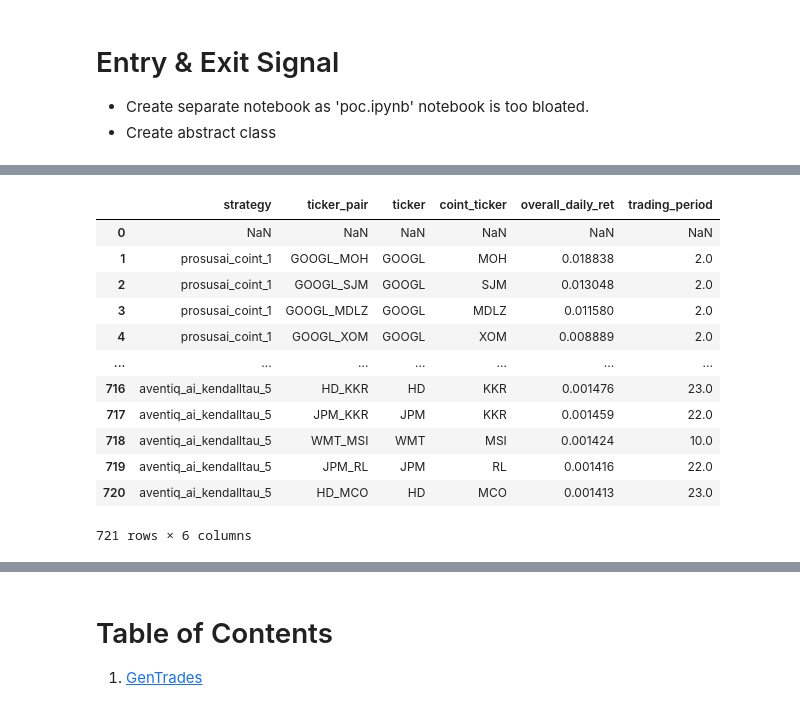
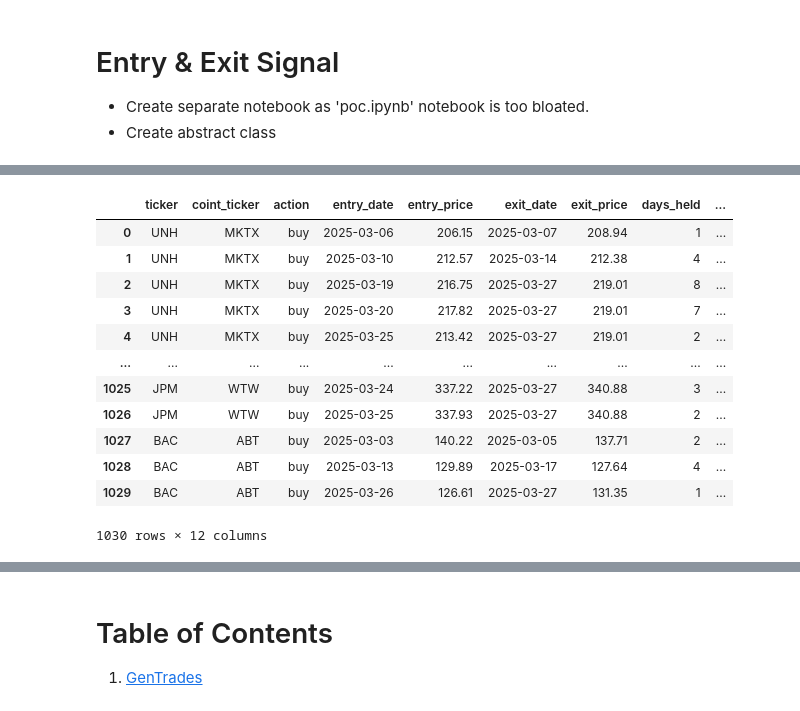
Before and after one commit to CKAbundant/sentiment, a Jupyter notebook: signal.ipynb, the cells around one changed output, grey strips where cells are left out. Drawn from its saved outputs; the diff is of its cells as text; code cells hidden in the pictures.

```diff
--- a/signal.ipynb
+++ b/signal.ipynb
@@ -69,16 +30,19 @@ for combi in itertools.product(cfg.full[0]):
 # %%
-pd.read_csv("./data/results/2025-04-01/top_15_tickers.csv")
+results = utils.load_csv(
+    "./data/results/2025-04-01/ziweichen_coint_5/trade_results.csv"
+)
+results
 # %% [output]
-|  | strategy | ticker_pair | ticker | coint_ticker | overall_daily_ret | trading_period |
-| 0 | NaN | NaN | NaN | NaN | NaN | NaN |
-| 1 | prosusai_coint_1 | GOOGL_MOH | GOOGL | MOH | 0.018838 | 2.0 |
-| 2 | prosusai_coint_1 | GOOGL_SJM | GOOGL | SJM | 0.013048 | 2.0 |
-| 3 | prosusai_coint_1 | GOOGL_MDLZ | GOOGL | MDLZ | 0.011580 | 2.0 |
-| 4 | prosusai_coint_1 | GOOGL_XOM | GOOGL | XOM | 0.008889 | 2.0 |
-| ... | ... | ... | ... | ... | ... | ... |
-| 716 | aventiq_ai_kendalltau_5 | HD_KKR | HD | KKR | 0.001476 | 23.0 |
-| 717 | aventiq_ai_kendalltau_5 | JPM_KKR | JPM | KKR | 0.001459 | 22.0 |
-| 718 | aventiq_ai_kendalltau_5 | WMT_MSI | WMT | MSI | 0.001424 | 10.0 |
-| 719 | aventiq_ai_kendalltau_5 | JPM_RL | JPM | RL | 0.001416 | 22.0 |
-| 720 | aventiq_ai_kendalltau_5 | HD_MCO | HD | MCO | 0.001413 | 23.0 |
+|  | ticker | coint_ticker | action | entry_date | entry_price | exit_date | exit_price | days_held | ... |
+| 0 | UNH | MKTX | buy | 2025-03-06 | 206.15 | 2025-03-07 | 208.94 | 1 | ... |
+| 1 | UNH | MKTX | buy | 2025-03-10 | 212.57 | 2025-03-14 | 212.38 | 4 | ... |
+| 2 | UNH | MKTX | buy | 2025-03-19 | 216.75 | 2025-03-27 | 219.01 | 8 | ... |
+| 3 | UNH | MKTX | buy | 2025-03-20 | 217.82 | 2025-03-27 | 219.01 | 7 | ... |
+| 4 | UNH | MKTX | buy | 2025-03-25 | 213.42 | 2025-03-27 | 219.01 | 2 | ... |
+| ... | ... | ... | ... | ... | ... | ... | ... | ... | ... |
+| 1025 | JPM | WTW | buy | 2025-03-24 | 337.22 | 2025-03-27 | 340.88 | 3 | ... |
+| 1026 | JPM | WTW | buy | 2025-03-25 | 337.93 | 2025-03-27 | 340.88 | 2 | ... |
+| 1027 | BAC | ABT | buy | 2025-03-03 | 140.22 | 2025-03-05 | 137.71 | 2 | ... |
+| 1028 | BAC | ABT | buy | 2025-03-13 | 129.89 | 2025-03-17 | 127.64 | 4 | ... |
+| 1029 | BAC | ABT | buy | 2025-03-26 | 126.61 | 2025-03-27 | 131.35 | 1 | ... |
-721 rows × 6 columns
+1030 rows × 12 columns
```
Also changed, not shown: parts of 11 cells of this notebook, 12 other files.
